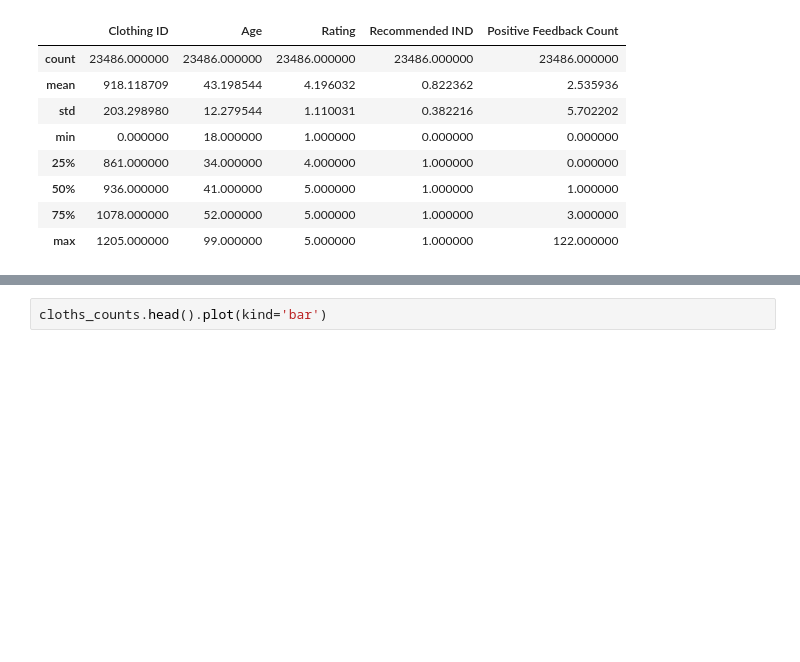
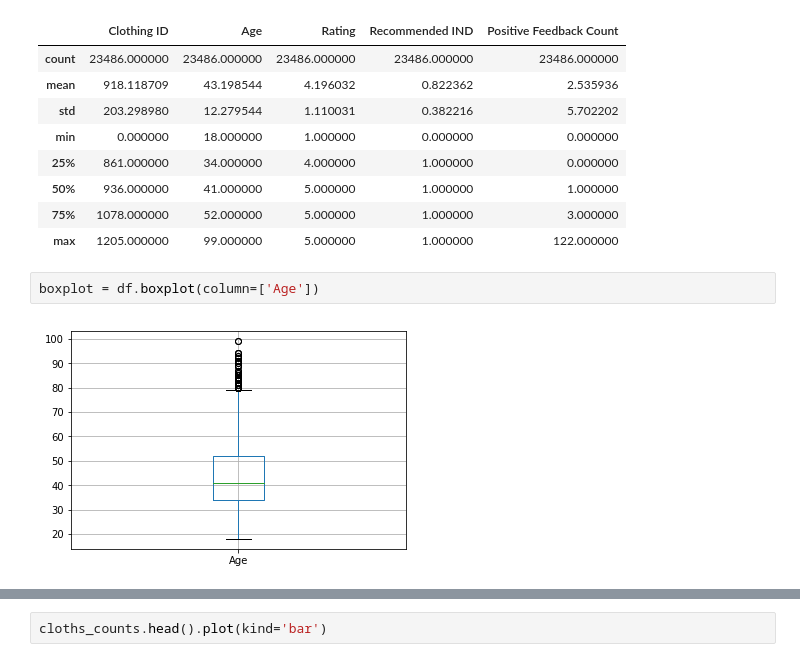
Before and after one commit to JustynaPantak/e-commerce_analyse, a Jupyter notebook: data_analyse.ipynb, the cells around one changed output, grey strips where cells are left out. Cells and saved outputs as stored; diff of their text form; blank space fills up the shorter version.

```diff
--- a/data_analyse.ipynb
+++ b/data_analyse.ipynb
@@ -43,3 +49,7 @@ df.describe()
 | 50% | 936.000000 | 41.000000 | 5.000000 | 1.000000 | 1.000000 |
 | 75% | 1078.000000 | 52.000000 | 5.000000 | 1.000000 | 3.000000 |
 | max | 1205.000000 | 99.000000 | 5.000000 | 1.000000 | 122.000000 |
+# %%
+boxplot = df.boxplot(column=['Age'])
+# %% [output]
+[figure, added]
```
Also changed, not shown: parts of 41 cells of this notebook.
